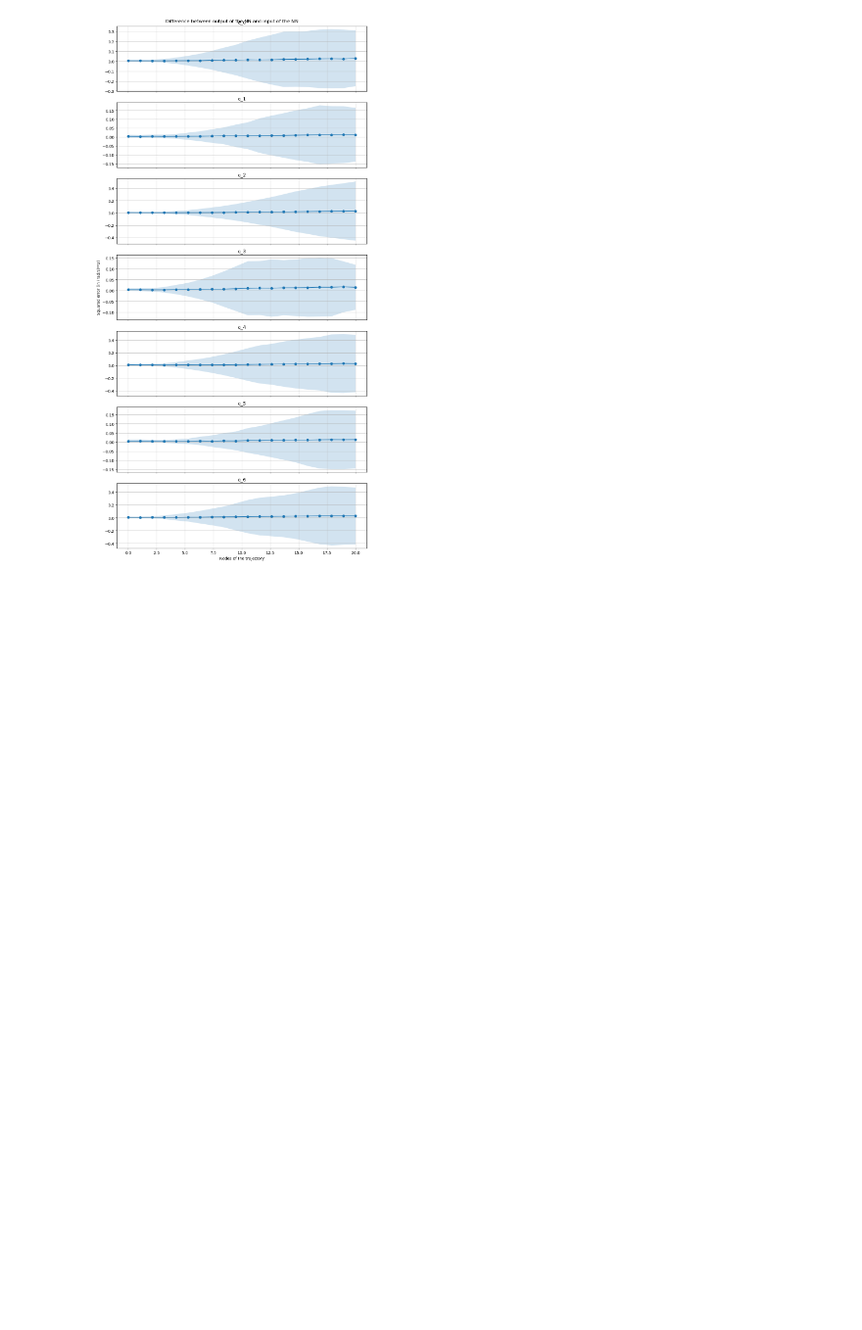
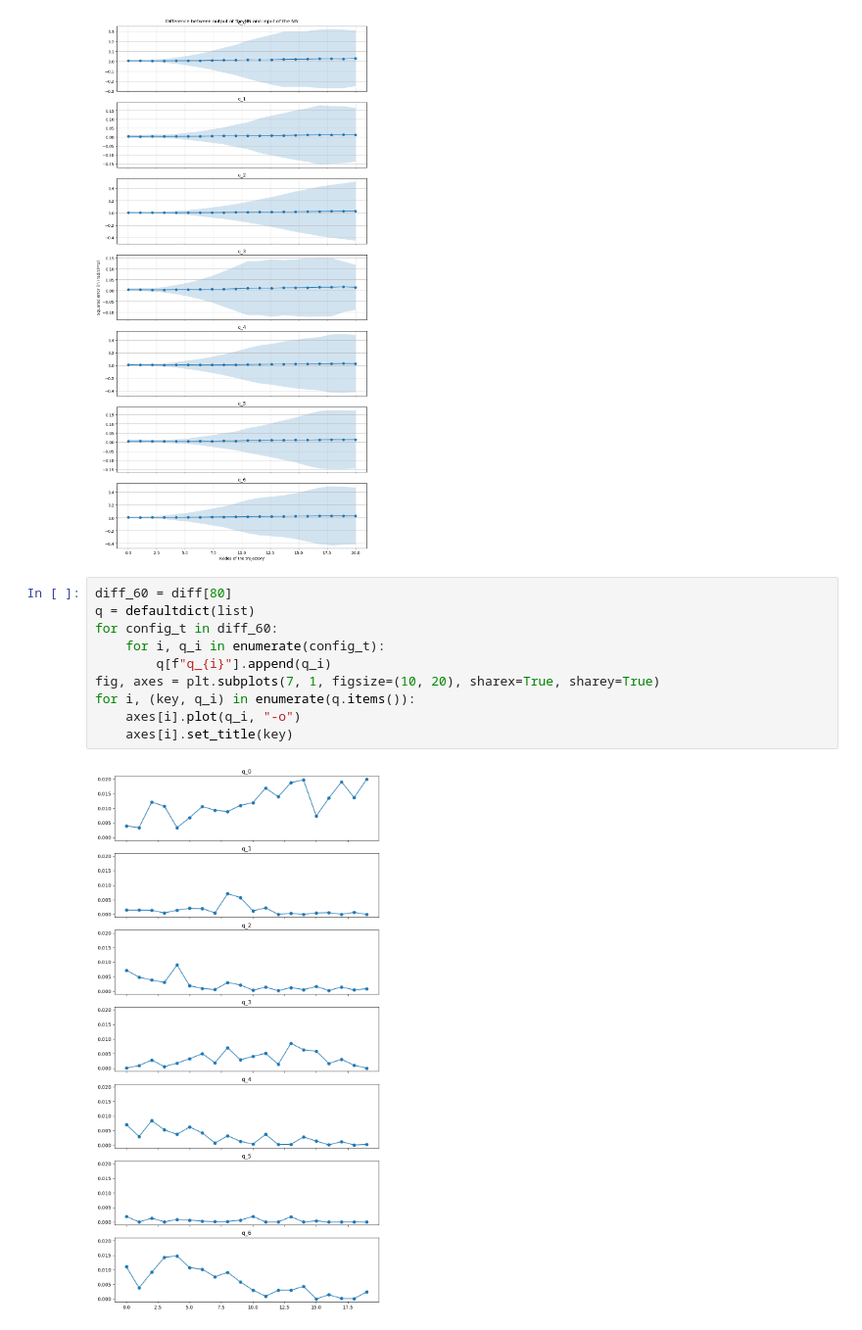
Before and after one commit to ArthurH91/warmstart-mpc, a Jupyter notebook: example/eval.ipynb, the cells around one changed output. Shown at 98% size. Saved outputs shown, nothing was run; the diff lists cells and outputs as text; blank space fills up the shorter version.

```diff
--- a/example/eval.ipynb
+++ b/example/eval.ipynb
@@ -116,3 +136,15 @@ plt.tight_layout()
 [-0.0049532764, -0.0041821585, -0.003744145, -0.0048270514, -0.007470524, -0.010621237, -0.016222723, -0.026749063, -0.03522822, -0.045085113, -0.059178114, -0.07094921, -0.083935834, -0.09767562, -0. ...
 [-0.006366256, -0.006346982, -0.008774041, -0.020130413, -0.04090908, -0.058056876, -0.08777295, -0.11545633, -0.14807878, -0.1946198, -0.24002233, -0.27277026, -0.2864542, -0.3017425, -0.32991093, -0 ...
 [figure]
+# %%
+diff_60 = diff[80]
+q = defaultdict(list)
+for config_t in diff_60:
+    for i, q_i in enumerate(config_t):
+        q[f"q_{i}"].append(q_i)
+fig, axes = plt.subplots(7, 1, figsize=(10, 20), sharex=True, sharey=True)
+for i, (key, q_i) in enumerate(q.items()):
+    axes[i].plot(q_i, "-o")
+    axes[i].set_title(key)
+# %% [output]
+[figure, added]
```
Also changed, not shown: parts of 1 cell of this notebook, 13 other files.
